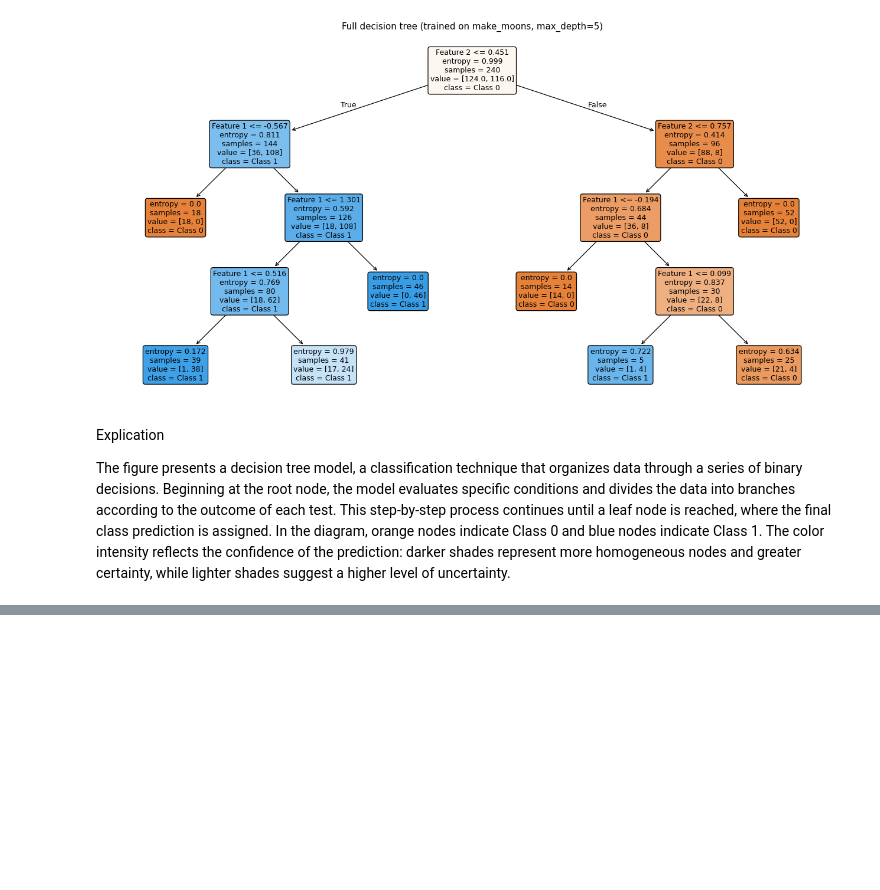
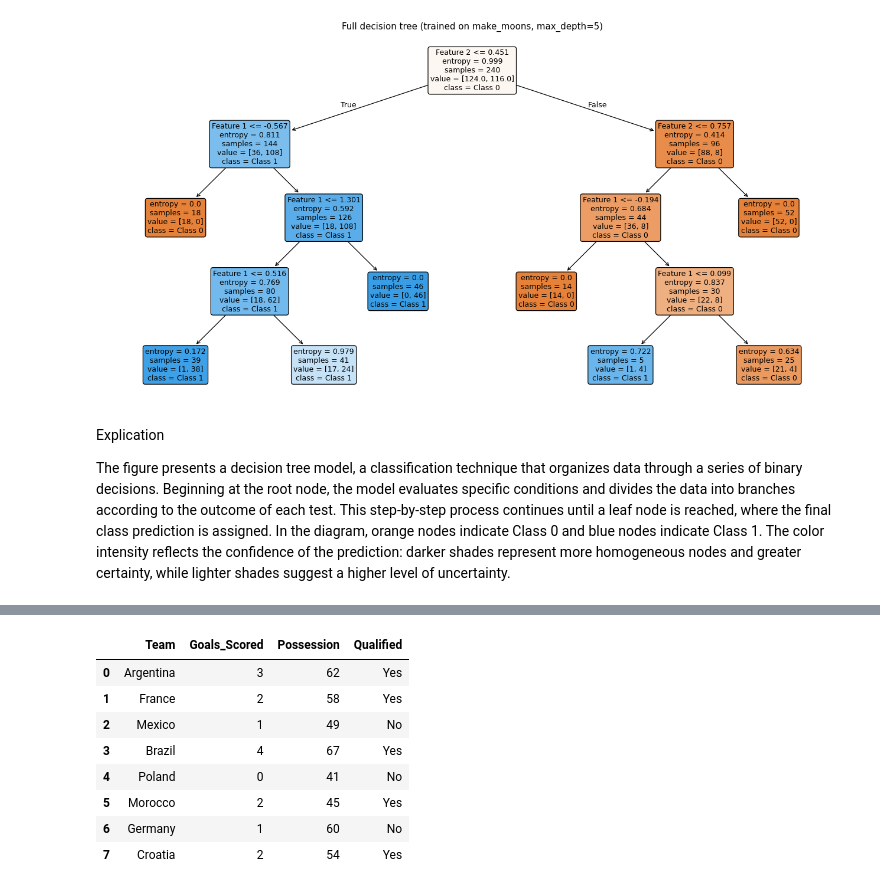
Before and after one commit to donatoubs/Machine-Learning-6-SIN-A-Mar-Jul-2026, a Jupyter notebook: trees.ipynb, the cells around one changed output, grey strips where cells are left out. Cells and saved outputs as stored; diff of their text form; code cells hidden in the pictures; blank space fills up the shorter version.

```diff
--- a/trees.ipynb
+++ b/trees.ipynb
@@ -152,0 +159,22 @@ The figure presents a decision tree model, a classification technique that organ
+# %%
+import pandas as pd
+
+world_cup_data = pd.DataFrame({
+    'Team': ['Argentina', 'France', 'Mexico', 'Brazil',
+             'Poland', 'Morocco', 'Germany', 'Croatia'],
+    'Goals_Scored': [3, 2, 1, 4, 0, 2, 1, 2],
+    'Possession': [62, 58, 49, 67, 41, 45, 60, 54],
+    'Qualified': ['Yes', 'Yes', 'No', 'Yes', 'No', 'Yes', 'No', 'Yes']
+})
+
+world_cup_data
+# %% [output]
+|  | Team | Goals_Scored | Possession | Qualified |
+| 0 | Argentina | 3 | 62 | Yes |
+| 1 | France | 2 | 58 | Yes |
+| 2 | Mexico | 1 | 49 | No |
+| 3 | Brazil | 4 | 67 | Yes |
+| 4 | Poland | 0 | 41 | No |
+| 5 | Morocco | 2 | 45 | Yes |
+| 6 | Germany | 1 | 60 | No |
+| 7 | Croatia | 2 | 54 | Yes |
```
Also changed, not shown: parts of 1 cell of this notebook, 1 other file.
